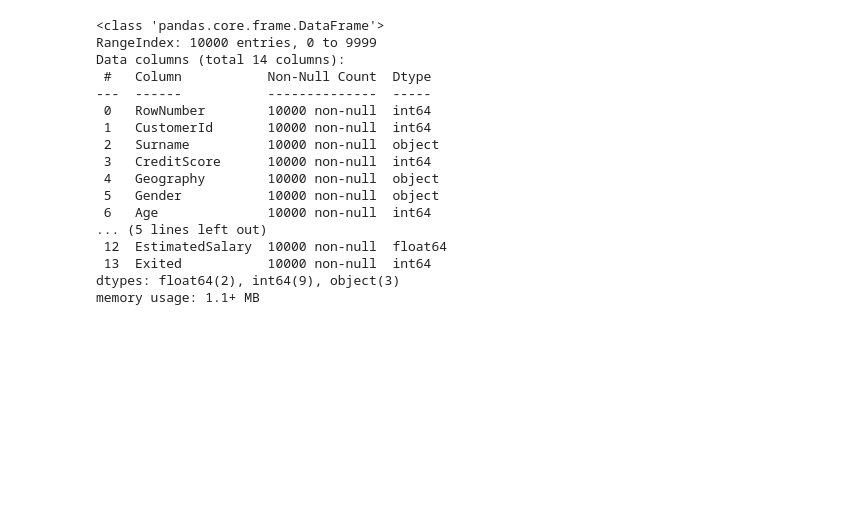
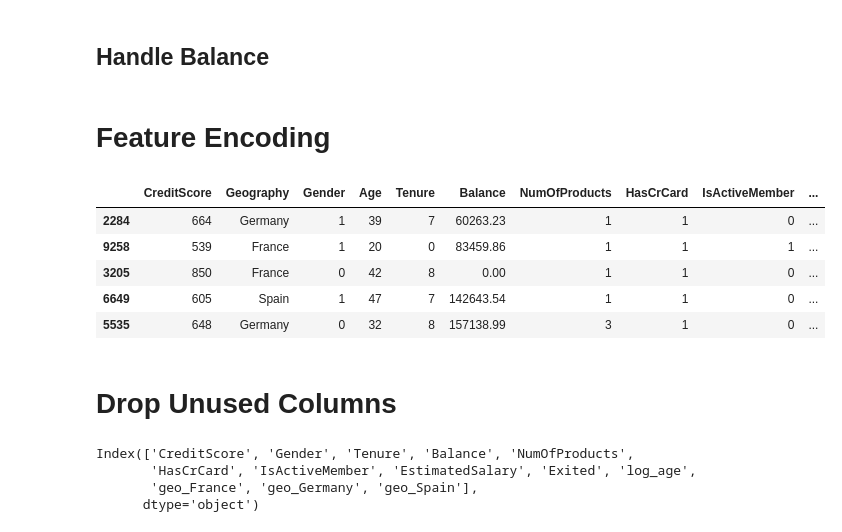
Before and after one commit to chakraskun/churn-modelling, a Jupyter notebook: data_preprocessing.ipynb, the cells around one changed output. Cells and saved outputs as stored; diff of their text form; code cells hidden in the pictures; blank space fills up the shorter version.

Commit message:
add encoding and some transformation

```diff
--- a/data_preprocessing.ipynb
+++ b/data_preprocessing.ipynb
@@ -19,0 +92,2 @@ Dari hasil EDA didapat bahwa tidak ada value yang null, dan drop CustomerId, Sur
+# %%
+df['log_age'] = np.log(df['Age'])
@@ -19,0 +103,28 @@ Dari hasil EDA didapat bahwa tidak ada value yang null, dan drop CustomerId, Sur
+# %% [markdown]
+## Handle Balance
+# %% [markdown]
+# Feature Encoding
+# %%
+# jenis_kelamin & pendidikan
+mapping_gender = {
+    'Female' : 0,
+    'Male' : 1
+}
+df['Gender'] = df['Gender'].map(mapping_gender)
+# %%
+try:
+  one_hot_encoding = pd.get_dummies(df['Geography'], prefix='geo')
+  df = df.join(one_hot_encoding)
+except:
+  pass
+# %%
+df.sample(5)
+# %% [output]
+|  | CreditScore | Geography | Gender | Age | Tenure | Balance | NumOfProducts | HasCrCard | IsActiveMember | ... |
+| 2284 | 664 | Germany | 1 | 39 | 7 | 60263.23 | 1 | 1 | 0 | ... |
+| 9258 | 539 | France | 1 | 20 | 0 | 83459.86 | 1 | 1 | 1 | ... |
+| 3205 | 850 | France | 0 | 42 | 8 | 0.00 | 1 | 1 | 0 | ... |
+| 6649 | 605 | Spain | 1 | 47 | 7 | 142643.54 | 1 | 1 | 0 | ... |
+| 5535 | 648 | Germany | 0 | 32 | 8 | 157138.99 | 3 | 1 | 0 | ... |
+# %% [markdown]
+# Drop Unused Columns
@@ -20,20 +133,7 @@ Dari hasil EDA didapat bahwa tidak ada value yang null, dan drop CustomerId, Sur
 # %%
-df.info()
+df.columns
 # %% [output]
-<class 'pandas.core.frame.DataFrame'>
-RangeIndex: 10000 entries, 0 to 9999
-Data columns (total 14 columns):
- #   Column           Non-Null Count  Dtype
----  ------           --------------  -----
- 0   RowNumber        10000 non-null  int64
- 1   CustomerId       10000 non-null  int64
- 2   Surname          10000 non-null  object
- 3   CreditScore      10000 non-null  int64
- 4   Geography        10000 non-null  object
- 5   Gender           10000 non-null  object
- 6   Age              10000 non-null  int64
-... (5 lines left out)
- 12  EstimatedSalary  10000 non-null  float64
- 13  Exited           10000 non-null  int64
-dtypes: float64(2), int64(9), object(3)
-memory usage: 1.1+ MB
+Index(['CreditScore', 'Gender', 'Tenure', 'Balance', 'NumOfProducts',
+       'HasCrCard', 'IsActiveMember', 'EstimatedSalary', 'Exited', 'log_age',
+       'geo_France', 'geo_Germany', 'geo_Spain'],
+      dtype='object')
```
Also changed, not shown: parts of 14 cells of this notebook.
